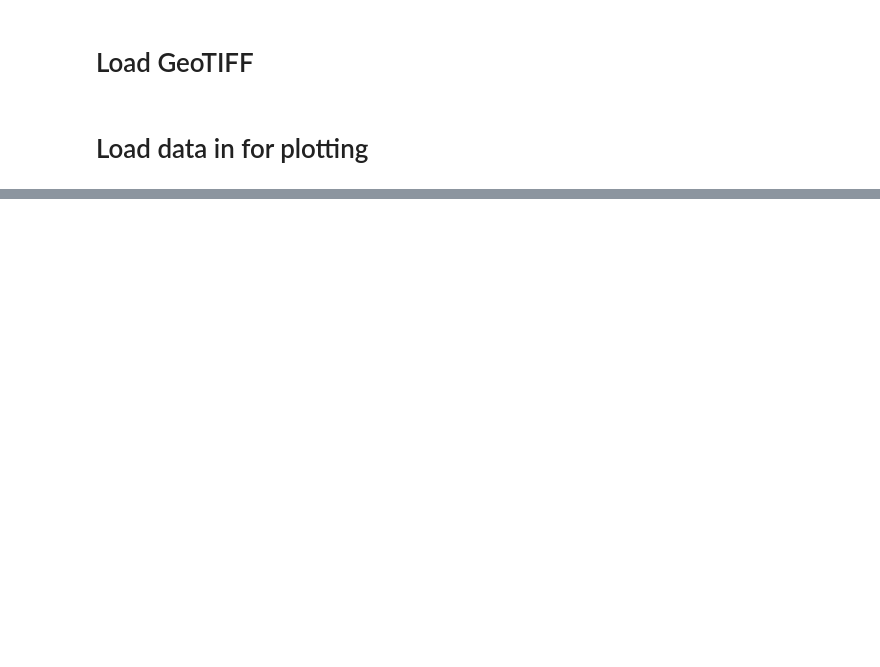
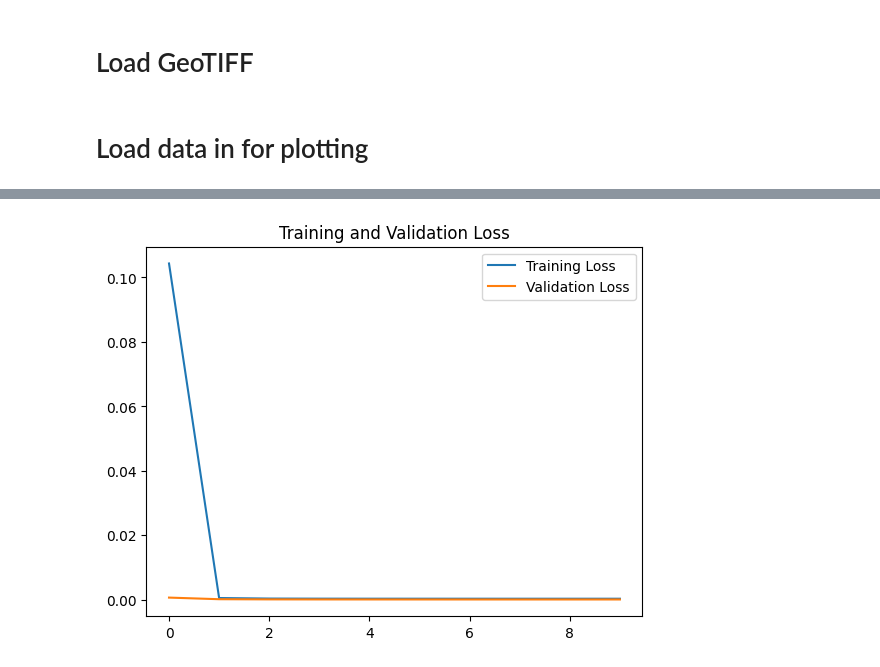
Before and after one commit to Tom-v-G/UC_wildfire_forecasting, a Jupyter notebook: data visualisation Rajiv.ipynb, the cells around one changed output, grey strips where cells are left out. Drawn from its saved outputs; the diff is of its cells as text; code cells hidden in the pictures; blank space fills up the shorter version.

```diff
--- a/data visualisation Rajiv.ipynb
+++ b/data visualisation Rajiv.ipynb
@@ -37,7 +36,7 @@ def load_netcdf_file(path: str):
     nc_file = nc.Dataset(file, 'r')
     return nc_file
 
-file = "E:\\Project\\Urban computing\\data\\2003\\20030801-ESACCI-L4_FIRE-BA-MODIS-fv5.1.nc"
+file = "E:\\Project\\Urban computing\\data\Burned area patch\\2003\\20030801-ESACCI-L4_FIRE-BA-MODIS-fv5.1.nc"
 data = load_netcdf_file(file)
 # %% [markdown]
 Create the South korea matrix from the "burned_area" variable in the netCDF file
@@ -197,0 +410,17 @@ Attributes:
+# %%
+# Train the network
+
+batch_size = 1  # Define your batch size
+train_gen = data_generator(X_train, y_train, batch_size)
+val_gen = data_generator(X_val, y_val, batch_size)
+
+steps_per_epoch = np.ceil(X_train.shape[0] / batch_size)
+validation_steps = np.ceil(X_val.shape[0] / batch_size)
+
+history = model.fit(
+    x=train_gen,
+    steps_per_epoch=steps_per_epoch,
+    epochs=10,
+    validation_data=val_gen,
+    validation_steps=validation_steps
+)
@@ -197,0 +451,8 @@ Attributes:
+# %%
+plt.plot(history.history['loss'], label='Training Loss')
+plt.plot(history.history['val_loss'], label='Validation Loss')
+plt.title('Training and Validation Loss')
+plt.legend()
+plt.show()
+# %% [output]
+[figure, added]
```
Also changed, not shown: parts of 31 cells of this notebook.
